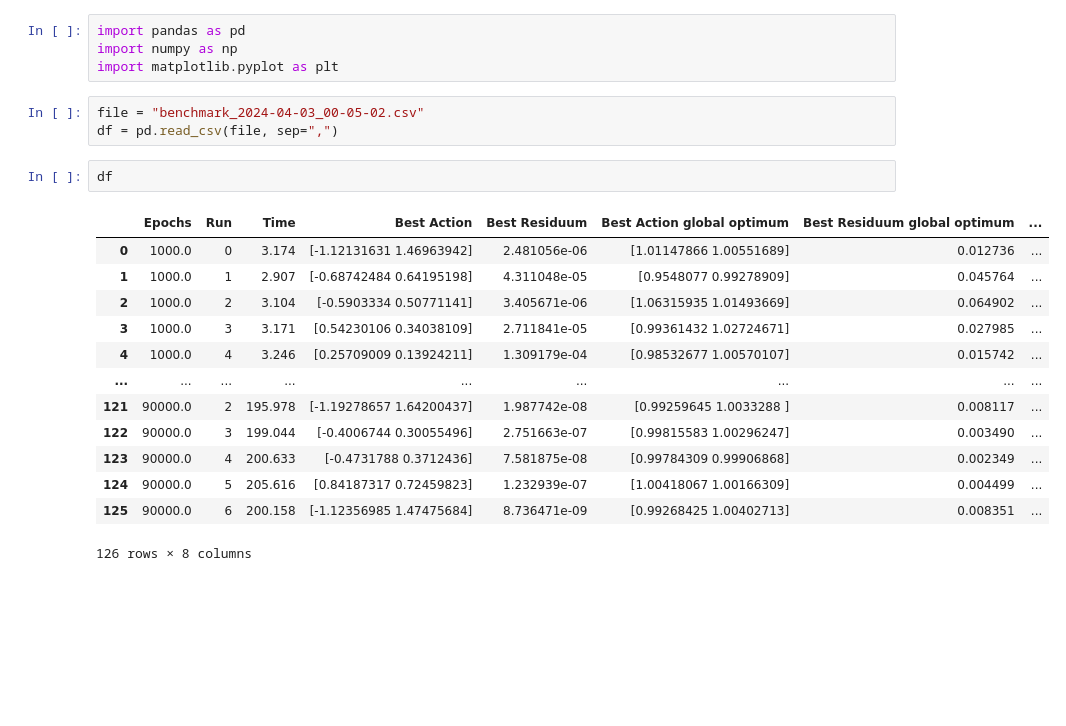
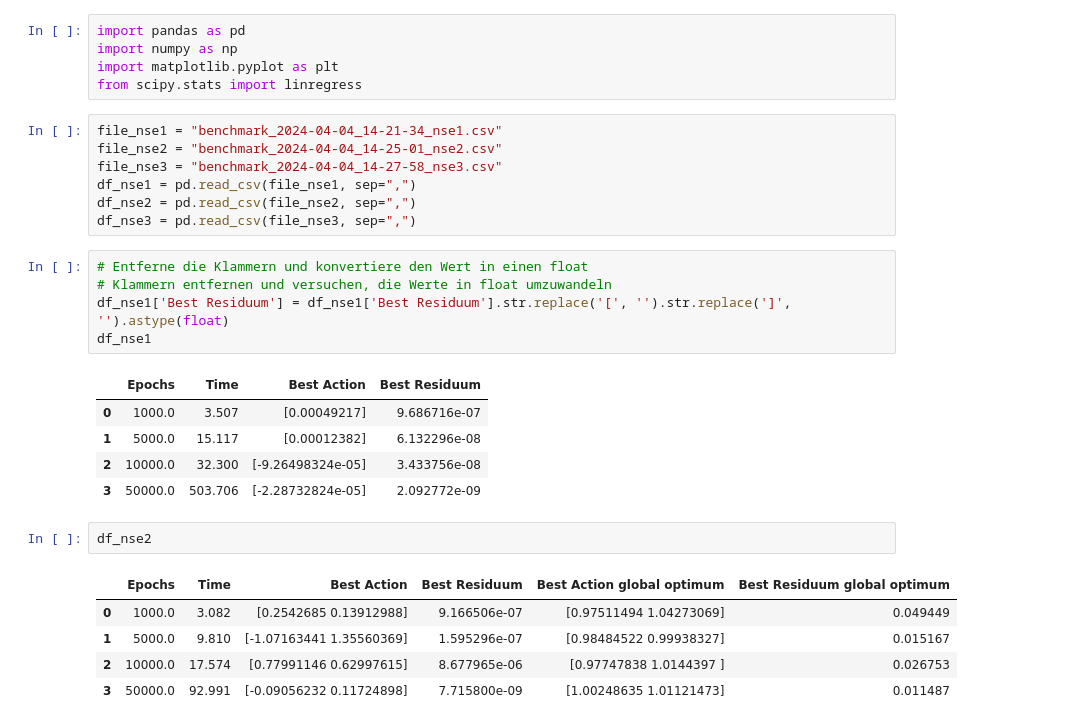
Before and after one commit to Nicolas2912/OuS_Projekt, a Jupyter notebook: benchmark_analysis.ipynb, the cells around one changed output. Drawn from its saved outputs; the diff is of its cells as text; blank space fills up the shorter version.

Commit message:
Update benchmark_analysis.ipynb with newton benchmark

```diff
--- a/benchmark_analysis.ipynb
+++ b/benchmark_analysis.ipynb
@@ -2,22 +2,30 @@
 import pandas as pd
 import numpy as np
 import matplotlib.pyplot as plt
+from scipy.stats import linregress
 # %%
-file = "benchmark_2024-04-03_00-05-02.csv"
-df = pd.read_csv(file, sep=",")
+file_nse1 = "benchmark_2024-04-04_14-21-34_nse1.csv"
+file_nse2 = "benchmark_2024-04-04_14-25-01_nse2.csv"
+file_nse3 = "benchmark_2024-04-04_14-27-58_nse3.csv"
+df_nse1 = pd.read_csv(file_nse1, sep=",")
+df_nse2 = pd.read_csv(file_nse2, sep=",")
+df_nse3 = pd.read_csv(file_nse3, sep=",")
 # %%
-df
+# Entferne die Klammern und konvertiere den Wert in einen float
+# Klammern entfernen und versuchen, die Werte in float umzuwandeln
+df_nse1['Best Residuum'] = df_nse1['Best Residuum'].str.replace('[', '').str.replace(']', '').astype(float)
+df_nse1
 # %% [output]
-|  | Epochs | Run | Time | Best Action | Best Residuum | Best Action global optimum | Best Residuum global optimum | ... |
-| 0 | 1000.0 | 0 | 3.174 | [-1.12131631 1.46963942] | 2.481056e-06 | [1.01147866 1.00551689] | 0.012736 | ... |
-| 1 | 1000.0 | 1 | 2.907 | [-0.68742484 0.64195198] | 4.311048e-05 | [0.9548077 0.99278909] | 0.045764 | ... |
-| 2 | 1000.0 | 2 | 3.104 | [-0.5903334 0.50771141] | 3.405671e-06 | [1.06315935 1.01493669] | 0.064902 | ... |
-| 3 | 1000.0 | 3 | 3.171 | [0.54230106 0.34038109] | 2.711841e-05 | [0.99361432 1.02724671] | 0.027985 | ... |
-| 4 | 1000.0 | 4 | 3.246 | [0.25709009 0.13924211] | 1.309179e-04 | [0.98532677 1.00570107] | 0.015742 | ... |
-| ... | ... | ... | ... | ... | ... | ... | ... | ... |
-| 121 | 90000.0 | 2 | 195.978 | [-1.19278657 1.64200437] | 1.987742e-08 | [0.99259645 1.0033288 ] | 0.008117 | ... |
-| 122 | 90000.0 | 3 | 199.044 | [-0.4006744 0.30055496] | 2.751663e-07 | [0.99815583 1.00296247] | 0.003490 | ... |
-| 123 | 90000.0 | 4 | 200.633 | [-0.4731788 0.3712436] | 7.581875e-08 | [0.99784309 0.99906868] | 0.002349 | ... |
-| 124 | 90000.0 | 5 | 205.616 | [0.84187317 0.72459823] | 1.232939e-07 | [1.00418067 1.00166309] | 0.004499 | ... |
-| 125 | 90000.0 | 6 | 200.158 | [-1.12356985 1.47475684] | 8.736471e-09 | [0.99268425 1.00402713] | 0.008351 | ... |
+|  | Epochs | Time | Best Action | Best Residuum |
+| 0 | 1000.0 | 3.507 | [0.00049217] | 9.686716e-07 |
+| 1 | 5000.0 | 15.117 | [0.00012382] | 6.132296e-08 |
+| 2 | 10000.0 | 32.300 | [-9.26498324e-05] | 3.433756e-08 |
+| 3 | 50000.0 | 503.706 | [-2.28732824e-05] | 2.092772e-09 |
-126 rows × 8 columns
+# %%
+df_nse2
+# %% [output]
+|  | Epochs | Time | Best Action | Best Residuum | Best Action global optimum | Best Residuum global optimum |
+| 0 | 1000.0 | 3.082 | [0.2542685 0.13912988] | 9.166506e-07 | [0.97511494 1.04273069] | 0.049449 |
+| 1 | 5000.0 | 9.810 | [-1.07163441 1.35560369] | 1.595296e-07 | [0.98484522 0.99938327] | 0.015167 |
+| 2 | 10000.0 | 17.574 | [0.77991146 0.62997615] | 8.677965e-06 | [0.97747838 1.0144397 ] | 0.026753 |
+| 3 | 50000.0 | 92.991 | [-0.09056232 0.11724898] | 7.715800e-09 | [1.00248635 1.01121473] | 0.011487 |
```
Also changed, not shown: parts of 8 cells of this notebook.
